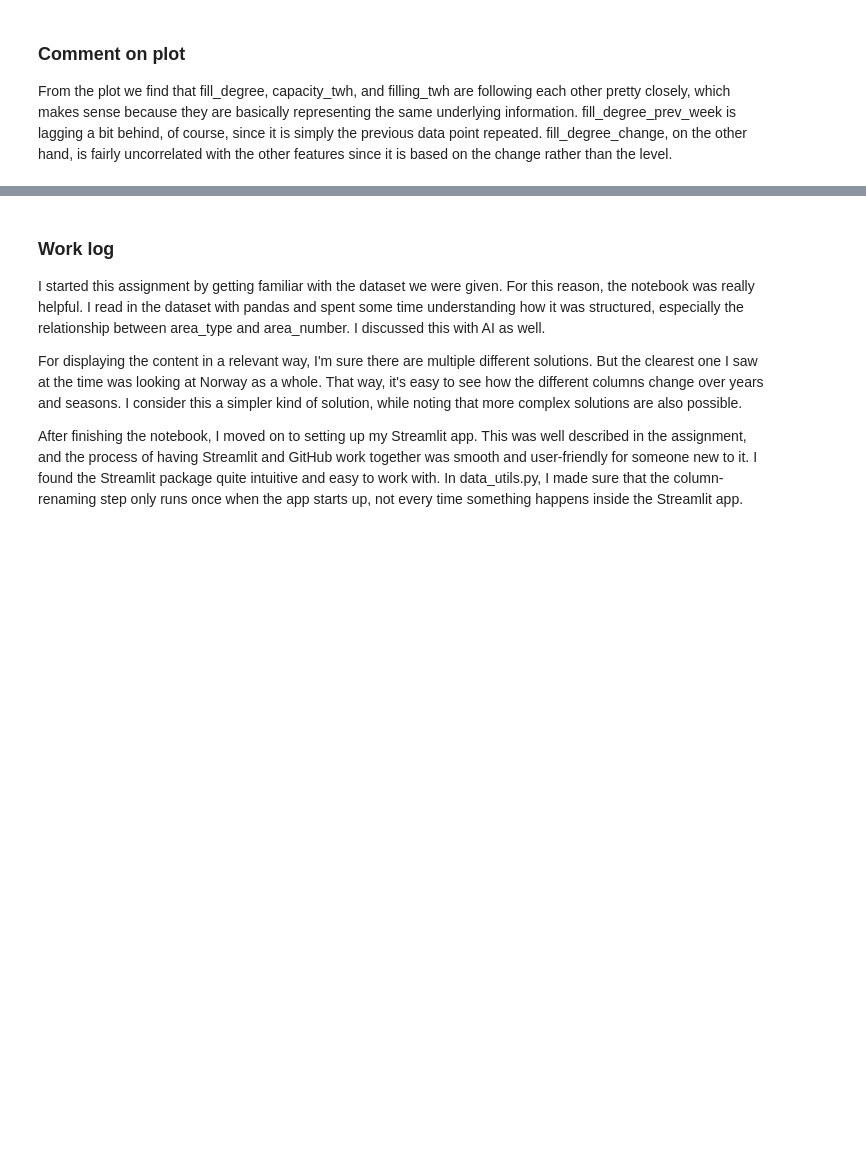
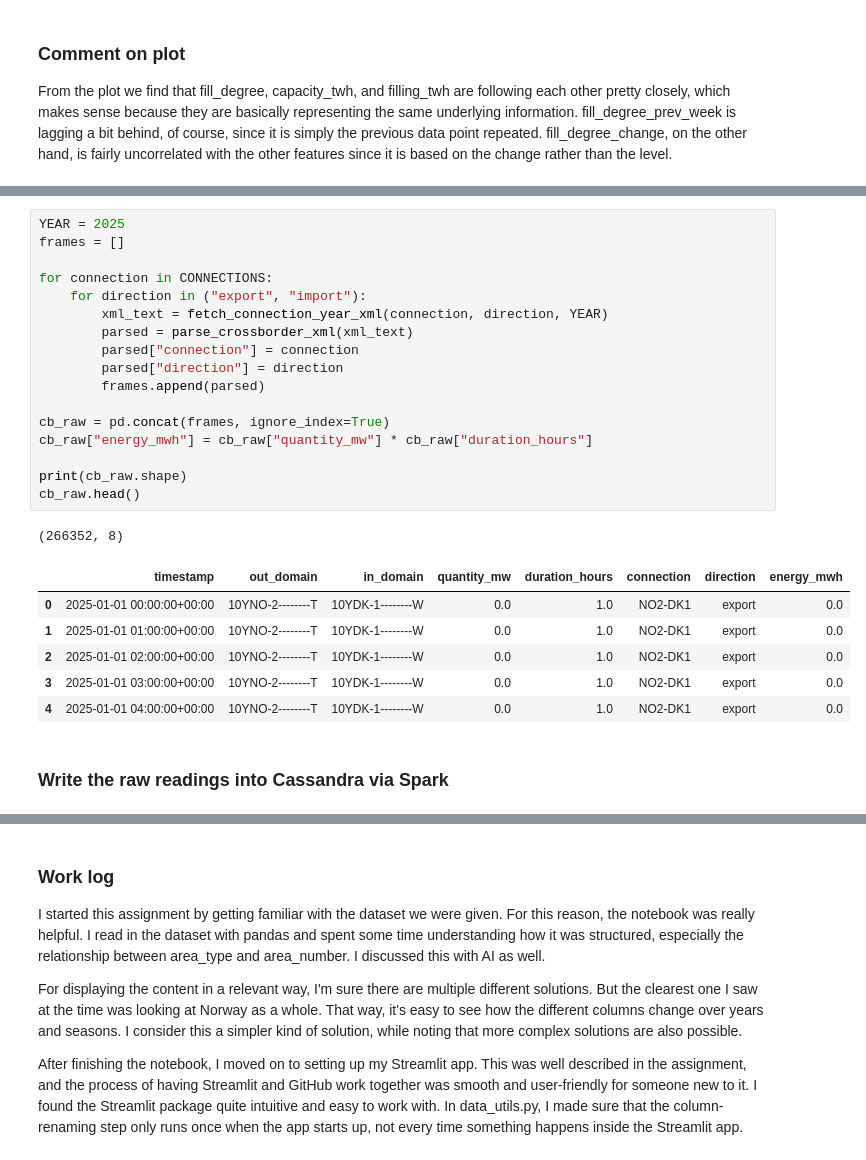
Before and after one commit to Erlinghm/Erlinghm-ind320, a Jupyter notebook: jupyter.ipynb, the cells around one changed output, grey strips where cells are left out. Saved outputs shown, nothing was run; the diff lists cells and outputs as text; blank space fills up the shorter version.

```diff
--- a/jupyter.ipynb
+++ b/jupyter.ipynb
@@ -190,0 +228,27 @@ the other features since it is based on the change rather than the level.
+# %%
+YEAR = 2025
+frames = []
+
+for connection in CONNECTIONS:
+    for direction in ("export", "import"):
+        xml_text = fetch_connection_year_xml(connection, direction, YEAR)
+        parsed = parse_crossborder_xml(xml_text)
+        parsed["connection"] = connection
+        parsed["direction"] = direction
+        frames.append(parsed)
+
+cb_raw = pd.concat(frames, ignore_index=True)
+cb_raw["energy_mwh"] = cb_raw["quantity_mw"] * cb_raw["duration_hours"]
+
+print(cb_raw.shape)
+cb_raw.head()
+# %% [output]
+(266352, 8)
+|  | timestamp | out_domain | in_domain | quantity_mw | duration_hours | connection | direction | energy_mwh |
+| 0 | 2025-01-01 00:00:00+00:00 | 10YNO-2--------T | 10YDK-1--------W | 0.0 | 1.0 | NO2-DK1 | export | 0.0 |
+| 1 | 2025-01-01 01:00:00+00:00 | 10YNO-2--------T | 10YDK-1--------W | 0.0 | 1.0 | NO2-DK1 | export | 0.0 |
+| 2 | 2025-01-01 02:00:00+00:00 | 10YNO-2--------T | 10YDK-1--------W | 0.0 | 1.0 | NO2-DK1 | export | 0.0 |
+| 3 | 2025-01-01 03:00:00+00:00 | 10YNO-2--------T | 10YDK-1--------W | 0.0 | 1.0 | NO2-DK1 | export | 0.0 |
+| 4 | 2025-01-01 04:00:00+00:00 | 10YNO-2--------T | 10YDK-1--------W | 0.0 | 1.0 | NO2-DK1 | export | 0.0 |
+# %% [markdown]
+### Write the raw readings into Cassandra via Spark
```
Also changed, not shown: parts of 14 cells of this notebook, 4 other files.
